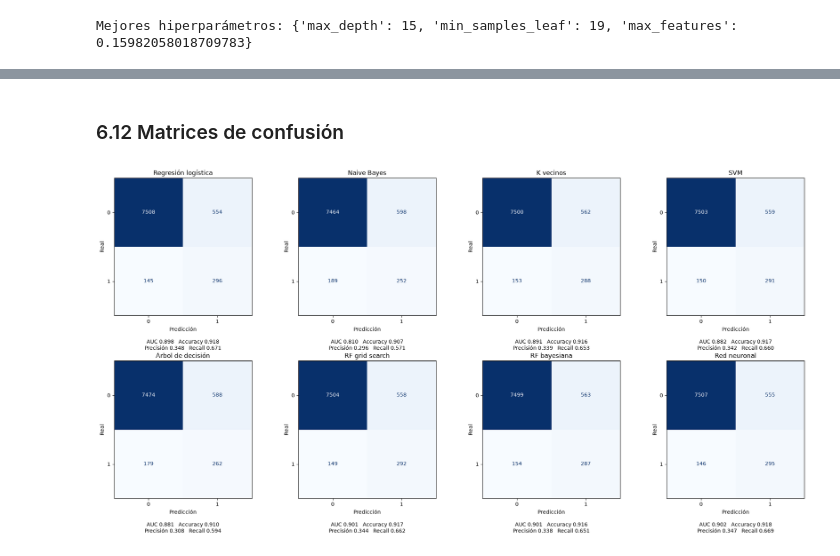
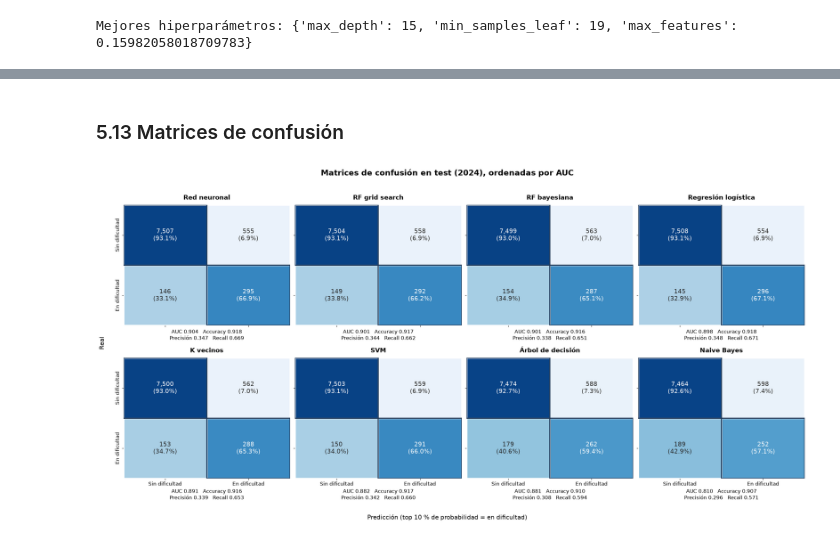
Before and after one commit to JeroHoyos/alerta_temprana_de_dificultades_financieras, a Jupyter notebook: notebook.ipynb, the cells around one changed output, grey strips where cells are left out. Drawn from its saved outputs; the diff is of its cells as text; code cells hidden in the pictures.

```diff
--- a/notebook.ipynb
+++ b/notebook.ipynb
@@ -135,7 +157,7 @@ Carga de los datos y conversión de cada columna a su tipo correcto.
 ### 2.1 Carga de datos
 # %%
 # Ruta del archivo original
-raw_path = r'data\raw\10.000_Empresas_mas_Grandes_del_País.csv'
+raw_path = 'data/raw/10.000_Empresas_mas_Grandes_del_País.csv'
 # Cargar el CSV en un DataFrame
 df = pd.read_csv(raw_path)
 
@@ -1422,8 +1561,17 @@ def train_net(params, X_np, y_np):
         dropout=params["dropout"],
     ).to(device)
 
-    # Adam ajusta los pesos y la pérdida es la de clasificación binaria (sí / no)
-    optimizer = torch.optim.Adam(net.parameters(), lr=params["lr"])
+    # Optimizador elegido en la búsqueda: Adam, RMSprop o SGD
+    if params["optimizer"] == "Adam":
+        optimizer = torch.optim.Adam(net.parameters(), lr=params["lr"])
+    elif params["optimizer"] == "RMSprop":
+        optimizer = torch.optim.RMSprop(net.parameters(), lr=params["lr"])
+    elif params["optimizer"] == "SGD":
+        # Momentum para que SGD no avance demasiado lento
+        optimizer = torch.optim.SGD(net.parameters(), lr=params["lr"], momentum=0.9)
+    else:
+        raise ValueError(f"Optimizador desconocido: {params['optimizer']}")
+    # Pérdida de clasificación binaria (sí / no)
     loss_fn = nn.BCEWithLogitsLoss()
 
     net.train()
@@ -1502,30 +1705,55 @@ results.sort_values("AUC", ascending=False).round(3)
 | Árbol de decisión | 0.881 | 0.910 | 0.308 | 0.594 |
 | Naive Bayes | 0.810 | 0.907 | 0.296 | 0.571 |
 # %% [markdown]
-<a id="sec-6-12"></a>
-### 6.12 Matrices de confusión
+<a id="sec-5-13"></a>
+### 5.13 Matrices de confusión
 # %%
-fig, axes = plt.subplots(2, 4, figsize=(20, 10))
+# Modelos ordenados de mayor a menor AUC
+order = results.sort_values("AUC", ascending=False).index
+class_names = ["Sin dificultad", "En dificultad"]
 
-for ax, name in zip(axes.ravel(), pred_test):
-    ConfusionMatrixDisplay.from_predictions(
-        y[is_test],
-        pred_test[name],
-        cmap="Blues",
-        colorbar=False,
-        ax=ax,
+fig, axes = plt.subplots(2, 4, figsize=(22, 11), sharex=True, sharey=True)
+
+for ax, name in zip(axes.ravel(), order):
+    # Conteos (filas = real, columnas = predicho) y porcentaje sobre cada clase real
+    counts = confusion_matrix(y[is_test], pred_test[name])
+    pct = counts / counts.sum(axis=1, keepdims=True)
+
+    # El color usa el porcentaje por clase real, así todas las matrices se comparan en la misma escala
+    sns.heatmap(
+        pct, vmin=0, vmax=1, cmap="Blues", cbar=False, ax=ax,
+        annot=[[f"{counts[i, j]:,}\n({pct[i, j]:.1%})" for j in range(2)] for i in range(2)],
+        fmt="", annot_kws={"fontsize": 13}, linewidths=2, linecolor="white",
+        xticklabels=class_names, yticklabels=class_names,
     )
-    ax.set_title(name)
-    ax.set_ylabel("Real")
+    ax.grid(False)
+    # Los aciertos (diagonal) se marcan con un borde
+    for k in range(2):
+        ax.add_patch(plt.Rectangle((k, k), 1, 1, fill=False, edgecolor="#1f3b5c", lw=2.5))
+
     # Métricas del modelo debajo de su matriz
     model_metrics = results.loc[name]
+    ax.set_title(name, fontsize=14, fontweight="bold")
     ax.set_xlabel(
-        "Predicción\n\n"
         f"AUC {model_metrics['AUC']:.3f}   Accuracy {model_metrics['Accuracy']:.3f}\n"
-        f"Precisión {model_metrics['Precisión']:.3f}   Recall {model_metrics['Recall']:.3f}"
+        f"Precisión {model_metrics['Precisión']:.3f}   Recall {model_metrics['Recall']:.3f}",
+        fontsize=11,
     )
+    ax.set_ylabel("")
+    ax.tick_params(axis="x", labelsize=11)
+    ax.tick_params(axis="y", labelsize=11, rotation=90)
 
-plt.tight_layout()
+# Quitar el recuadro vacío (hay 8 modelos y 8 espacios, por si cambia el número)
+for ax in axes.ravel()[len(order):]:
+    ax.axis("off")
+
+# Etiquetas de ejes compartidas
+fig.supxlabel("Predicción (top 10 % de probabilidad = en dificultad)", fontsize=13)
+fig.supylabel("Real", fontsize=13)
+fig.suptitle("Matrices de confusión en test (2024), ordenadas por AUC", fontsize=17, fontweight="bold")
+plt.tight_layout(rect=[0.02, 0.02, 1, 0.96])
+# Guardar la gráfica en imgs para el póster
+fig.savefig(IMG_DIR / "matrices_confusion.png", dpi=200, bbox_inches="tight")
 plt.show()
 # %% [output]
-[figure, old version]
+[figure, new version]
```
Also changed, not shown: parts of 77 cells of this notebook, 9 other files.
